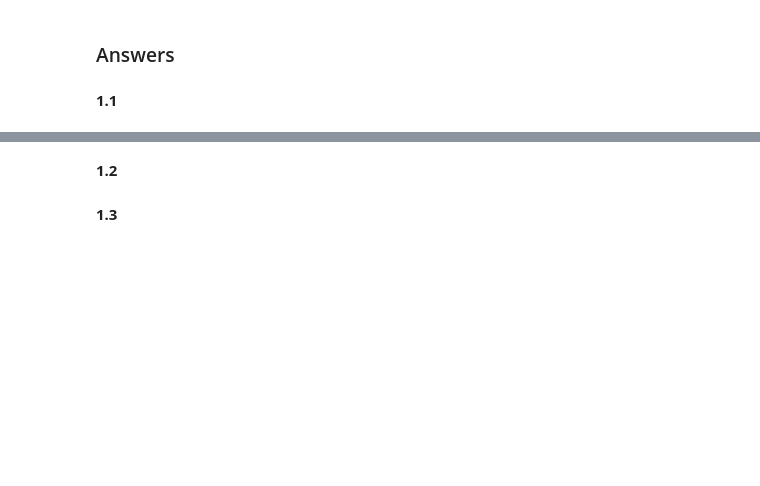
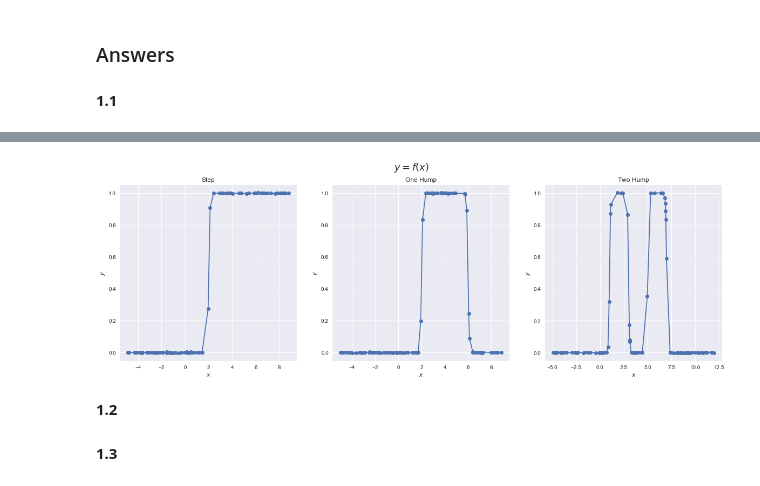
Before and after one commit to tmaounis/cs109a_hw6, a Jupyter notebook: cs109a_hw6_109.ipynb, the cells around one changed output, grey strips where cells are left out. Drawn from its saved outputs; the diff is of its cells as text; code cells hidden in the pictures; blank space fills up the shorter version.

```diff
--- a/cs109a_hw6_109.ipynb
+++ b/cs109a_hw6_109.ipynb
@@ -89,2 +107,20 @@ You are given three datasets containing ($x,y$) points where $y=f(x)$:
+# %%
+def plot_dfs(df_list,labels,axes2d=None,axes_list=None):
+    if axes_list is None:
+        axes_list=[]
+        for ax in axes2d:
+            for a in ax:
+                axes_list.append(a)
+    for ctr, df in enumerate(df_list, 0):
+        axes_list[ctr].set_title(labels[ctr], fontsize=12)
+        axes_list[ctr].set_xlabel("$x$")
+        axes_list[ctr].set_ylabel("$y$")
+        axes_list[ctr].plot(df['x'],df['y'],"o-")
+# %%
+fig, axes = plt.subplots(1,3,figsize=(20,6))
+fig.suptitle("$y=f(x)$", fontsize=18)
+plot_dfs([step_df,one_hump_df,two_hump_df],["Step","One Hump","Two Hump"],axes_list=axes)
+# %% [output]
+[figure, added]
 # %% [markdown]
 **1.2**
```
Also changed, not shown: parts of 6 cells of this notebook.
